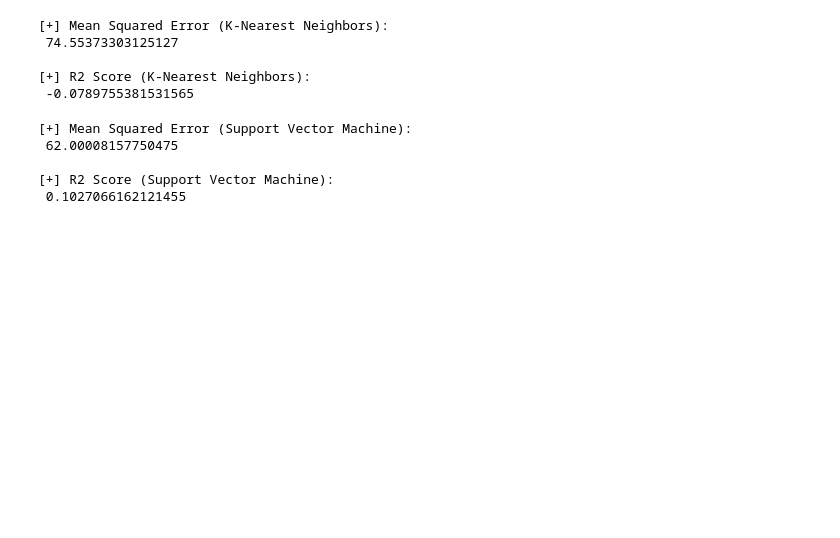
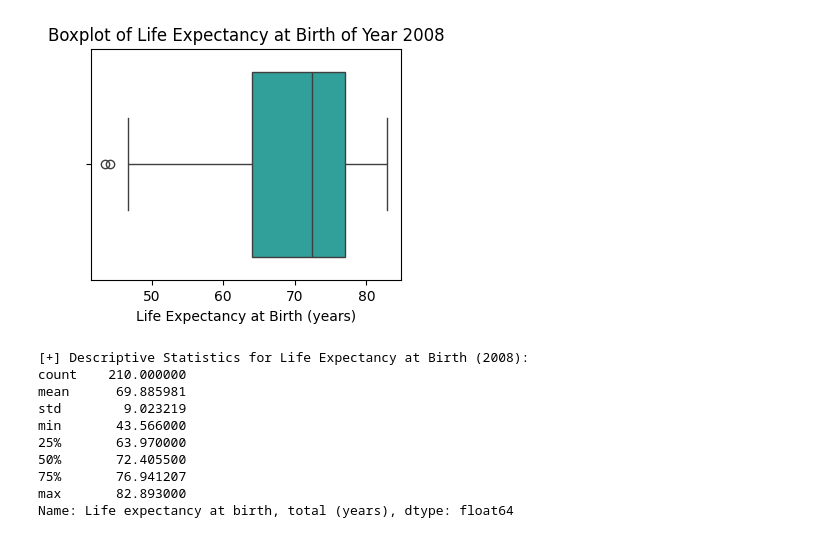
Before and after one commit to LiferLifer/EE340_SLforDS_Final_Project, a Jupyter notebook: project_01/task5.ipynb, the cells around one changed output. Saved outputs shown, nothing was run; the diff lists cells and outputs as text; code cells hidden in the pictures; blank space fills up the shorter version.

```diff
--- a/project_01/task5.ipynb
+++ b/project_01/task5.ipynb
@@ -298,46 +51,26 @@ print("\n[+] R2 Score (Gradient Boosting):\n", r2_gb)
-# %%
-# Test the performance of the k-nearest neighbors model
-from sklearn.neighbors import KNeighborsRegressor
-
-# create a k-nearest neighbors model
-knn_model = KNeighborsRegressor()
-knn_model.fit(X_train, y_train)
-
-# make predictions
-y_pred_knn = knn_model.predict(X_test)
-
-# calculate the mean squared error and R2 score
-mse_knn = mean_squared_error(y_test, y_pred_knn)
-r2_knn = r2_score(y_test, y_pred_knn)
-
-print("\n[+] Mean Squared Error (K-Nearest Neighbors):\n", mse_knn)
-print("\n[+] R2 Score (K-Nearest Neighbors):\n", r2_knn)
-# %% [output]
-[+] Mean Squared Error (K-Nearest Neighbors):
- 74.55373303125127
-
-[+] R2 Score (K-Nearest Neighbors):
- -0.0789755381531565
-# %%
-# Test the performance of the support vector machine model
-from sklearn.svm import SVR
-
-# create a support vector machine model
-svm_model = SVR()
-svm_model.fit(X_train, y_train)
-
-# make predictions
-y_pred_svm = svm_model.predict(X_test)
-
-# calculate the mean squared error and R2 score
-mse_svm = mean_squared_error(y_test, y_pred_svm)
-r2_svm = r2_score(y_test, y_pred_svm)
-
-print("\n[+] Mean Squared Error (Support Vector Machine):\n", mse_svm)
-print("\n[+] R2 Score (Support Vector Machine):\n", r2_svm)
-# %% [output]
-[+] Mean Squared Error (Support Vector Machine):
- 62.00008157750475
-
-[+] R2 Score (Support Vector Machine):
- 0.1027066162121455
+# %%
+# Calculate descriptive statistics for life expectancy
+descriptive_stats = data_2008['Life expectancy at birth, total (years)'].describe()
+
+# Generate a boxplot to visualize the distribution
+plt.figure(figsize=(4, 3))
+sns.boxplot(x=data_2008['Life expectancy at birth, total (years)'], color='lightseagreen')
+plt.title('Boxplot of Life Expectancy at Birth of Year 2008')
+plt.xlabel('Life Expectancy at Birth (years)')
+plt.show()
+
+# Display the descriptive statistics
+print("[+] Descriptive Statistics for Life Expectancy at Birth (2008):")
+print(descriptive_stats)
+# %% [output]
+[figure, added]
+[+] Descriptive Statistics for Life Expectancy at Birth (2008):
+count    210.000000
+mean      69.885981
+std        9.023219
+min       43.566000
+25%       63.970000
+50%       72.405500
+75%       76.941207
+max       82.893000
+Name: Life expectancy at birth, total (years), dtype: float64
```
Also changed, not shown: parts of 24 cells of this notebook, 12 other files.
